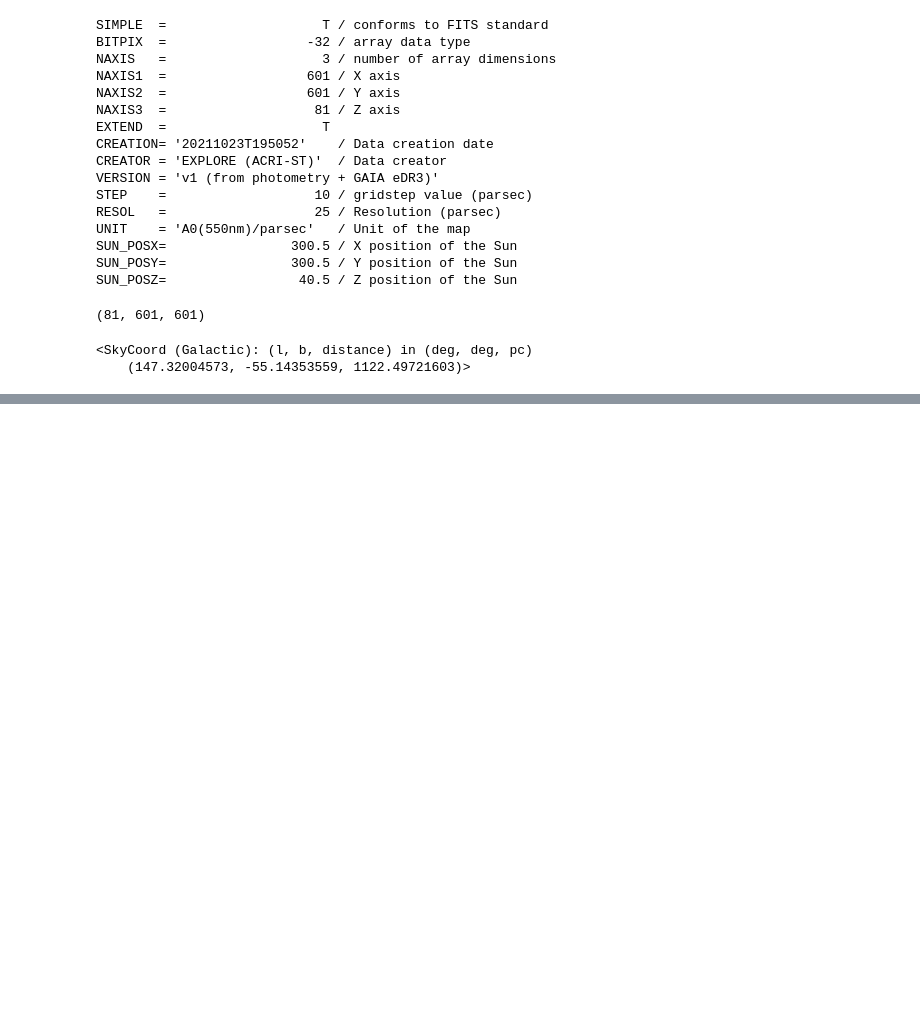
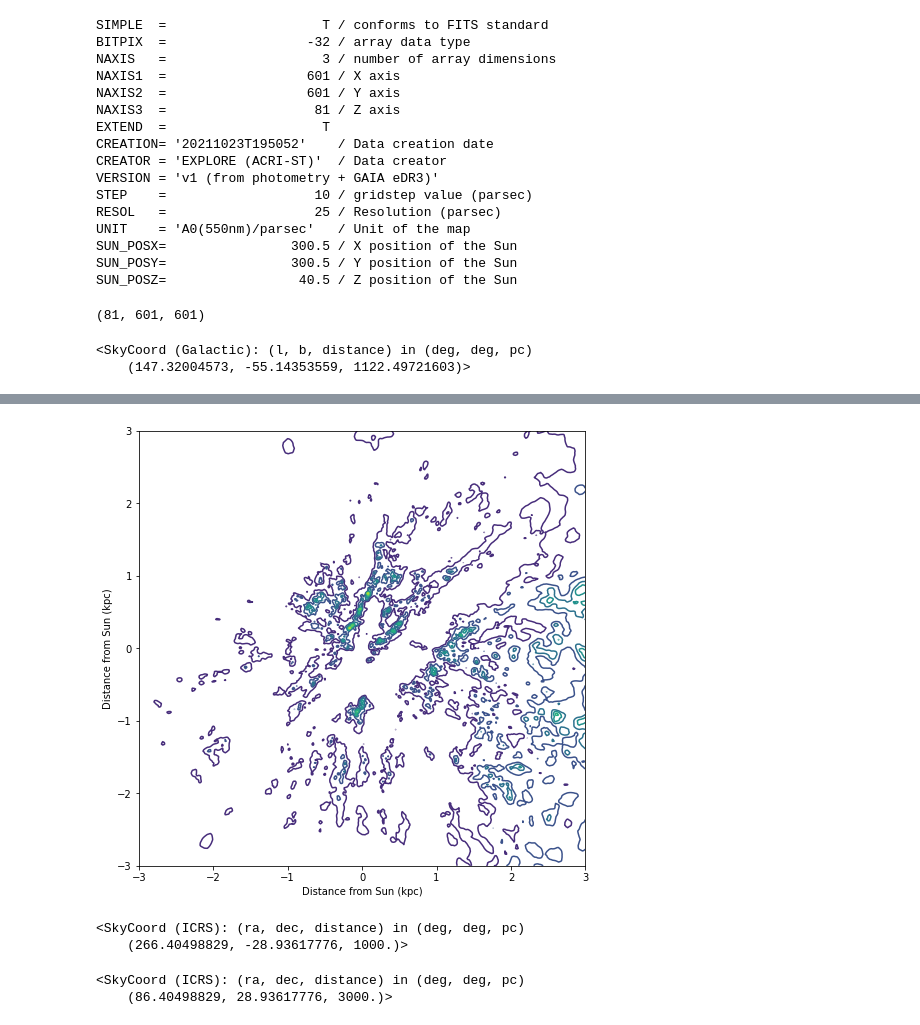
Before and after one commit to lodubay/DustBuster, a Jupyter notebook: dust_coordinates.ipynb, the cells around one changed output, grey strips where cells are left out. Cells and saved outputs as stored; diff of their text form; code cells hidden in the pictures; blank space fills up the shorter version.

Commit message:
Fix galactic_coords function, add equatorial coordinate conversion

```diff
--- a/dust_coordinates.ipynb
+++ b/dust_coordinates.ipynb
@@ -88,0 +96,12 @@ plt.show()
+# %%
+# same test plot in physical units (kpc)
+x_kpc = (x - sunpos[0]) * gridstep / 1000
+y_kpc = (y - sunpos[1]) * gridstep /1000
+xx_kpc, yy_kpc = np.meshgrid(x_kpc, y_kpc)
+fig, ax = plt.subplots(figsize=(8, 8))
+ax.contour(xx_kpc, yy_kpc, flat)
+ax.set_xlabel('Distance from Sun (kpc)')
+ax.set_ylabel('Distance from Sun (kpc)')
+plt.show()
+# %% [output]
+[figure, added]
@@ -88,0 +137,12 @@ plt.show()
+# %%
+# this should be 1000 pc towards RA/DEC of the Galactic center
+radec_coords(400.5, 300.5, 40.5)
+# %% [output]
+<SkyCoord (ICRS): (ra, dec, distance) in (deg, deg, pc)
+    (266.40498829, -28.93617776, 1000.)>
+# %%
+# this should be 3000 pc towards RA/DEC of the Galactic anticenter
+radec_coords(0.5, 300.5, 40.5)
+# %% [output]
+<SkyCoord (ICRS): (ra, dec, distance) in (deg, deg, pc)
+    (86.40498829, 28.93617776, 3000.)>
```
Also changed, not shown: parts of 5 cells of this notebook, 1 other file.
